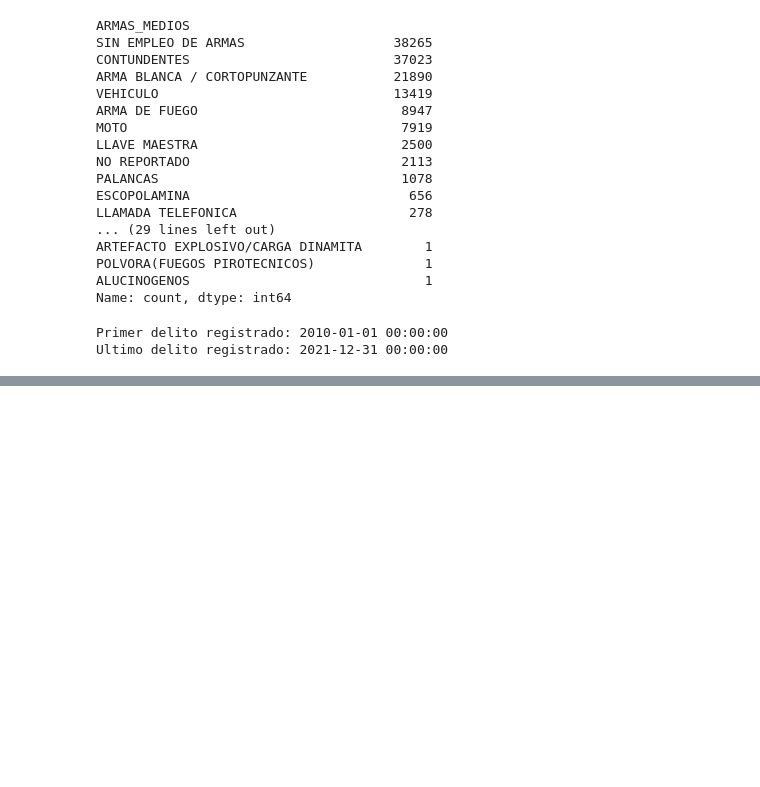
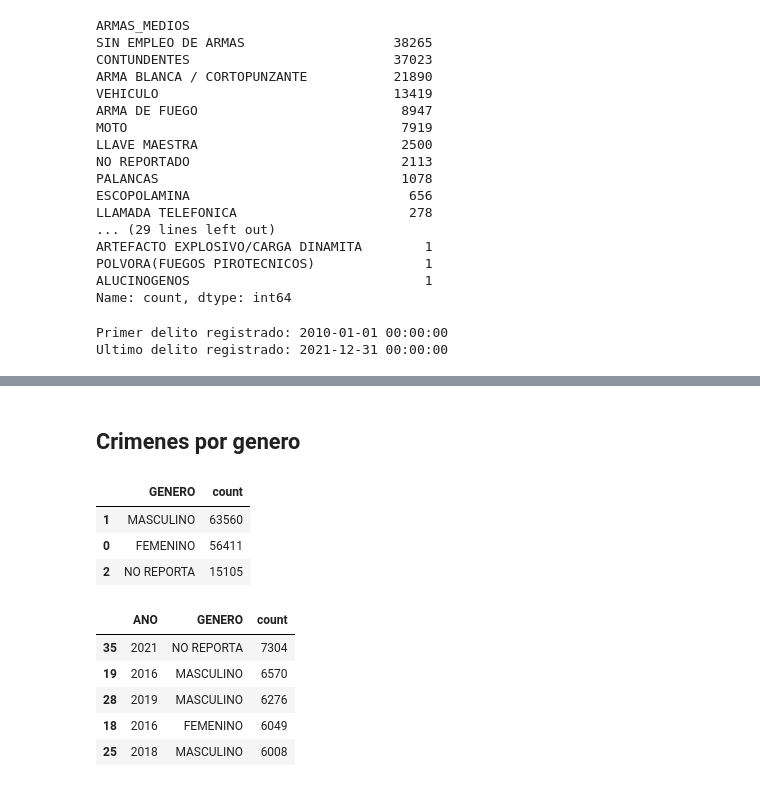
Before and after one commit to SantiagoDrckr/Delitos_en_Bucaramanga_ENE2010_DIC2021, a Jupyter notebook: crime_bucaramanga.ipynb, the cells around one changed output, grey strips where cells are left out. Drawn from its saved outputs; the diff is of its cells as text; code cells hidden in the pictures; blank space fills up the shorter version.

```diff
--- a/crime_bucaramanga.ipynb
+++ b/crime_bucaramanga.ipynb
@@ -174,0 +278,20 @@ graph
+# %% [markdown]
+## Crimenes por genero
+# %%
+gender_crime = df.groupby("GENERO").size().reset_index(name="count")
+gender_crime.sort_values(by="count", ascending=False)
+# %% [output]
+|  | GENERO | count |
+| 1 | MASCULINO | 63560 |
+| 0 | FEMENINO | 56411 |
+| 2 | NO REPORTA | 15105 |
+# %%
+gender_crime = df.groupby(["ANO","GENERO"]).size().reset_index(name="count")
+gender_crime.sort_values(by="count", ascending=False).head()
+# %% [output]
+|  | ANO | GENERO | count |
+| 35 | 2021 | NO REPORTA | 7304 |
+| 19 | 2016 | MASCULINO | 6570 |
+| 28 | 2019 | MASCULINO | 6276 |
+| 18 | 2016 | FEMENINO | 6049 |
+| 25 | 2018 | MASCULINO | 6008 |
```
Also changed, not shown: parts of 13 cells of this notebook.
